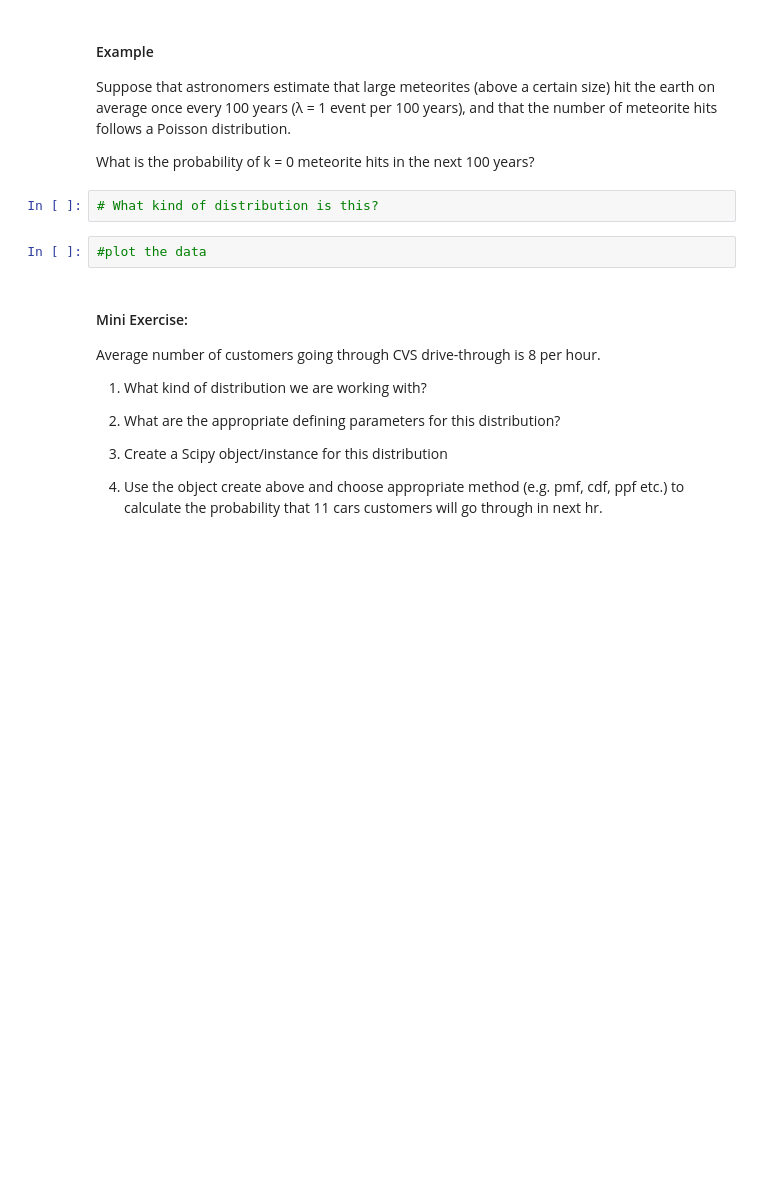
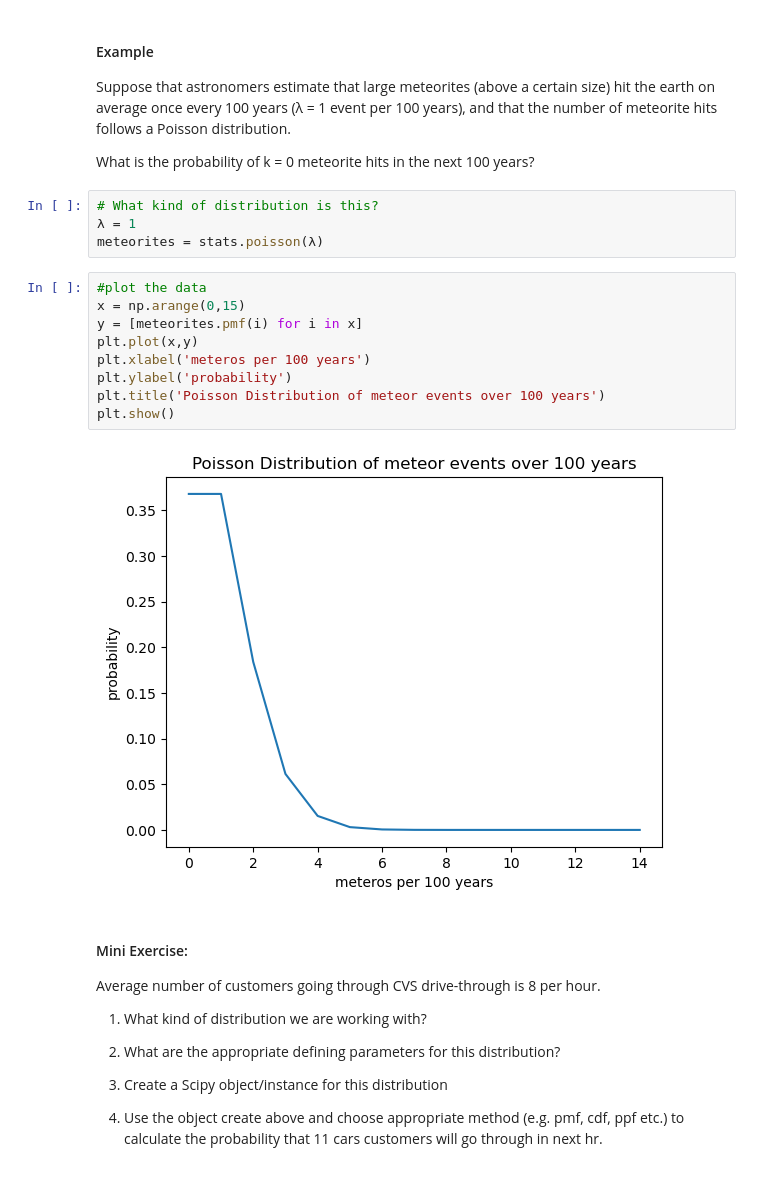
Before and after one commit to Adam-Harris87/statistics-exercises, a Jupyter notebook: distributions_oneil.ipynb, the cells around one changed output. Drawn from its saved outputs; the diff is of its cells as text; blank space fills up the shorter version.

```diff
--- a/distributions_oneil.ipynb
+++ b/distributions_oneil.ipynb
@@ -417,8 +510,19 @@ Suppose that astronomers estimate that large meteorites (above a certain size) h
 What is the probability of k = 0 meteorite hits in the next 100 years?
 # %%
 # What kind of distribution is this?
+λ = 1
+meteorites = stats.poisson(λ)
-# %%
-#plot the data
+# %%
+#plot the data
+x = np.arange(0,15)
+y = [meteorites.pmf(i) for i in x]
+plt.plot(x,y)
+plt.xlabel('meteros per 100 years')
+plt.ylabel('probability')
+plt.title('Poisson Distribution of meteor events over 100 years')
+plt.show()
+# %% [output]
+[figure, added]
 # %% [markdown]
 #### Mini Exercise:
 
```
Also changed, not shown: parts of 27 cells of this notebook, 1 other file.
